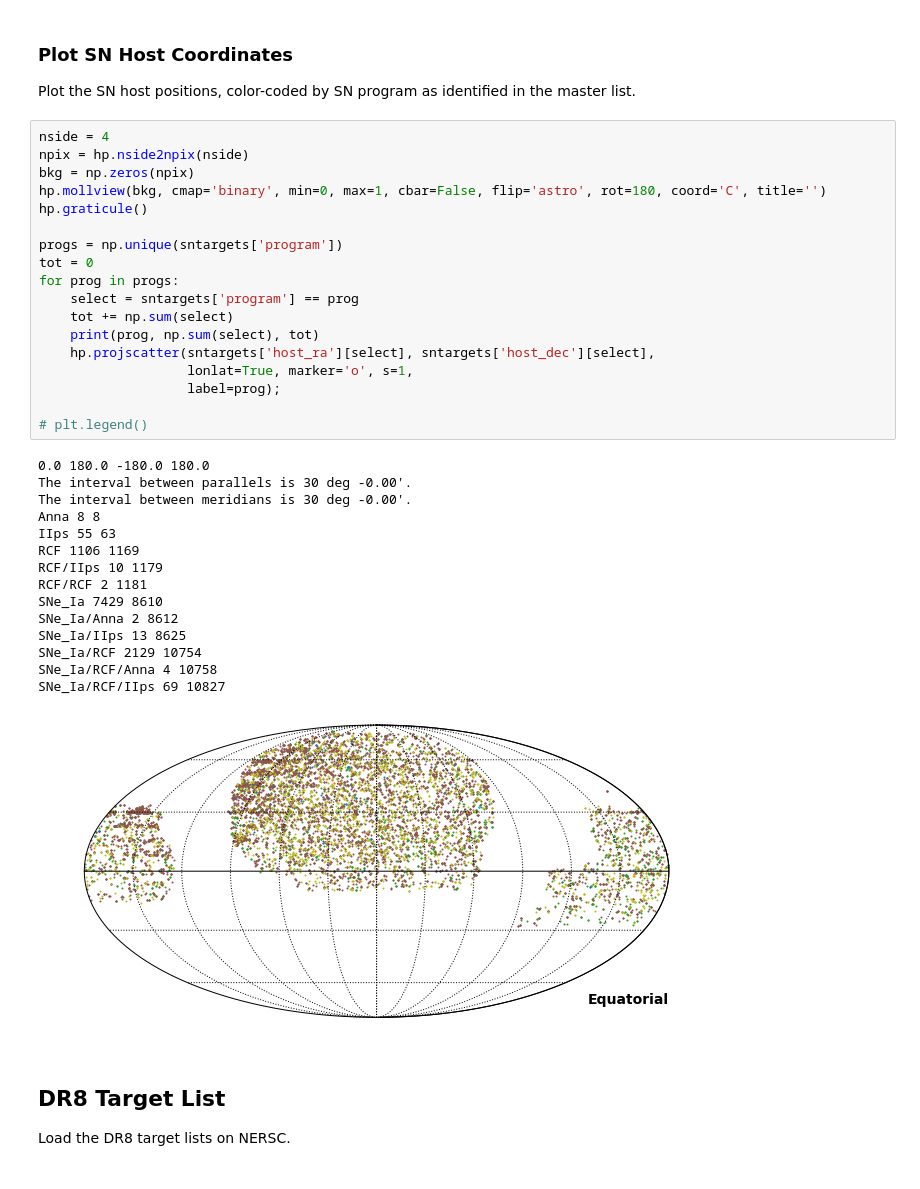
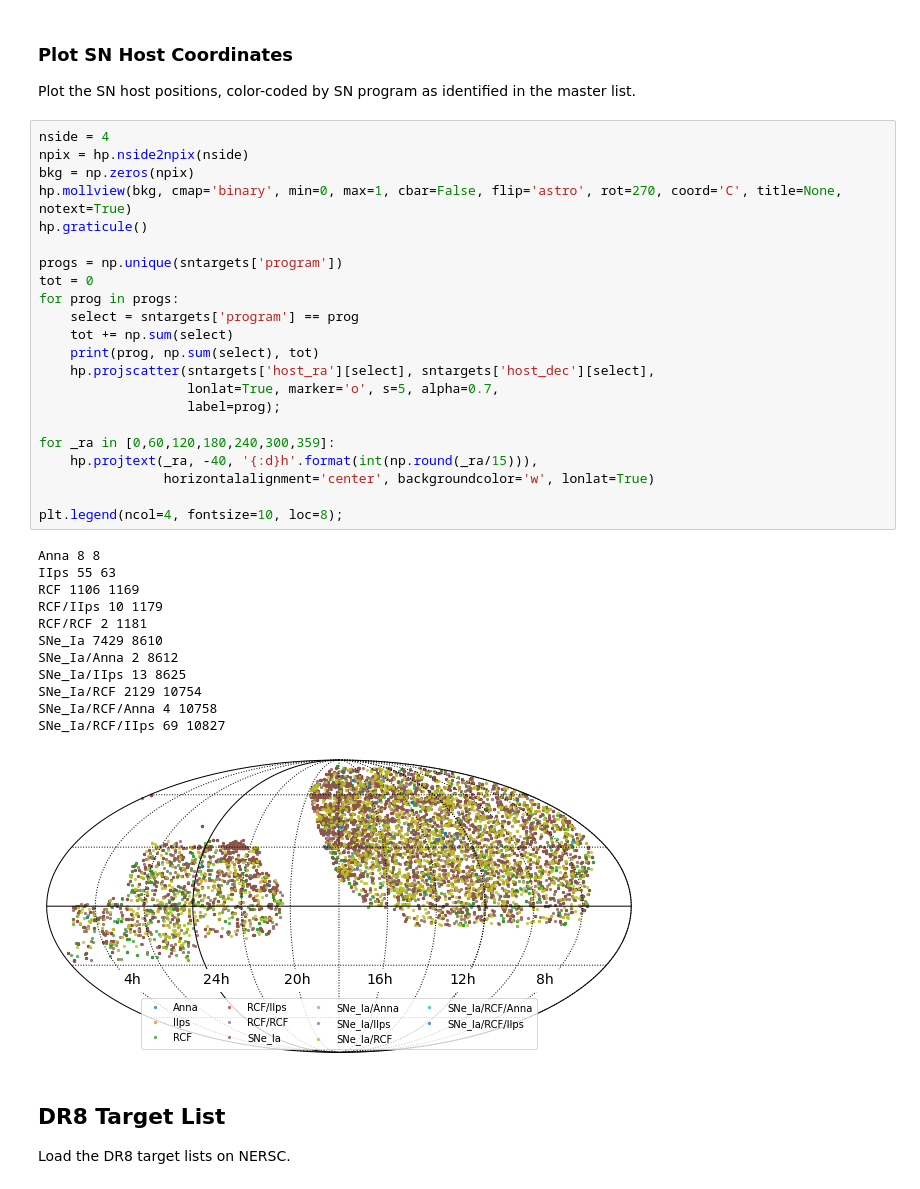
Before and after one commit to desihub/timedomain, a Jupyter notebook: snsurvey/sn_target_dr8.ipynb, the cells around one changed output. Cells and saved outputs as stored; diff of their text form.

```diff
--- a/snsurvey/sn_target_dr8.ipynb
+++ b/snsurvey/sn_target_dr8.ipynb
@@ -57,37 +60,38 @@ Plot the SN host positions, color-coded by SN program as identified in the maste
 # %%
 nside = 4
 npix = hp.nside2npix(nside)
 bkg = np.zeros(npix)
-hp.mollview(bkg, cmap='binary', min=0, max=1, cbar=False, flip='astro', rot=180, coord='C', title='')
+hp.mollview(bkg, cmap='binary', min=0, max=1, cbar=False, flip='astro', rot=270, coord='C', title=None, notext=True)
 hp.graticule()
 
 progs = np.unique(sntargets['program'])
 tot = 0
 for prog in progs:
     select = sntargets['program'] == prog
     tot += np.sum(select)
     print(prog, np.sum(select), tot)
     hp.projscatter(sntargets['host_ra'][select], sntargets['host_dec'][select],
-                   lonlat=True, marker='o', s=1,
+                   lonlat=True, marker='o', s=5, alpha=0.7,
                    label=prog);
 
-# plt.legend()
+for _ra in [0,60,120,180,240,300,359]:
+    hp.projtext(_ra, -40, '{:d}h'.format(int(np.round(_ra/15))),
+                horizontalalignment='center', backgroundcolor='w', lonlat=True)
+
+plt.legend(ncol=4, fontsize=10, loc=8);
 # %% [output]
-0.0 180.0 -180.0 180.0
-The interval between parallels is 30 deg -0.00'.
-The interval between meridians is 30 deg -0.00'.
 Anna 8 8
 IIps 55 63
 RCF 1106 1169
 RCF/IIps 10 1179
 RCF/RCF 2 1181
 SNe_Ia 7429 8610
 SNe_Ia/Anna 2 8612
 SNe_Ia/IIps 13 8625
 SNe_Ia/RCF 2129 10754
 SNe_Ia/RCF/Anna 4 10758
 SNe_Ia/RCF/IIps 69 10827
-[figure, old version]
+[figure, new version]
 # %% [markdown]
 ## DR8 Target List
 
```
Also changed, not shown: parts of 16 cells of this notebook.
